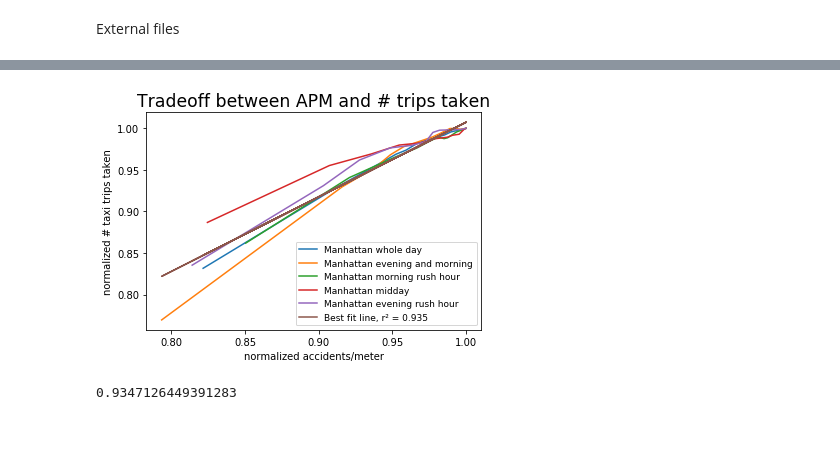
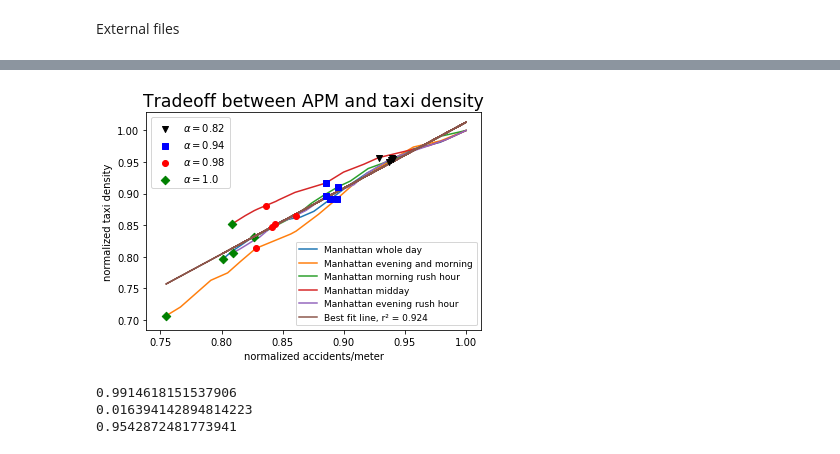
Before and after one commit to dcarmod2/VisionZeroTheory_Submission, a Jupyter notebook: MAIN_comparePlots_safety.ipynb, the cells around one changed output, grey strips where cells are left out. Drawn from its saved outputs; the diff is of its cells as text; code cells hidden in the pictures.

```diff
--- a/MAIN_comparePlots_safety.ipynb
+++ b/MAIN_comparePlots_safety.ipynb
@@ -43,37 +43,48 @@ Manhattan evening rush hour
 # %%
 x_pts = []
 y_pts = []
 
 plotter.figure()
 for windowname,tradeoff in TradeoffDict.items():
     points=tradeoff.curve()
     x_pts = x_pts + [pt for pt in points["rel_APM"]]
     y_pts = y_pts + [pt for pt in points["rel_trips"]]
     #print("points: "+str(points))
-    plotter.plot(points["rel_APM"],points["rel_trips"],label=windowname)
+    l, = plotter.plot(points["rel_APM"],points["rel_trips"],label=windowname,zorder=1)
+    s1=plotter.scatter(points["rel_APM"].iloc[3],points["rel_trips"].iloc[3],label=None,marker = 'v',zorder=4,color='black')
+    s2=plotter.scatter(points["rel_APM"].iloc[6],points["rel_trips"].iloc[6],label=None,marker = 's',zorder=3,color='blue')
+    s3=plotter.scatter(points["rel_APM"].iloc[10],points["rel_trips"].iloc[10],label=None,marker = 'o',zorder=5,color='red')
+    s4=plotter.scatter(points["rel_APM"].iloc[15],points["rel_trips"].iloc[15],label=None,marker = 'D',zorder=2,color='green')
+#plotter.xlim(1,)
 
 x_pts = numpy.array(x_pts)
 y_pts = numpy.array(y_pts)
 slope, intercept, r_value, p_value, std_err = linregress(x_pts, y_pts)
 
 plotter.plot(x_pts,slope*x_pts + intercept,label ="Best fit line, r² = {:.3f}".format(r_value**2))
 #plotter.xlim(0.9,)
 #plotter.ylim(0.9,)
-plotter.title("Tradeoff between APM and # trips taken",fontsize='xx-large')
-plotter.ylabel("normalized # taxi trips taken",fontsize='medium')
+plotter.title("Tradeoff between APM and taxi density",fontsize='xx-large')
+plotter.ylabel("normalized taxi density",fontsize='medium')
 plotter.xlabel("normalized accidents/meter",fontsize='medium')
-plotter.legend(loc=0,prop={'size':9})
+legend2=plotter.legend((s1,s2,s3,s4),('$\\alpha=0.82$','$\\alpha=0.94$','$\\alpha=0.98$','$\\alpha=1.0$'),loc=2)
+plotter.legend(prop={'size':9})
+plotter.gca().add_artist(legend2)
+#plotter.legend(loc=0,prop={'size':9})
 plotter.savefig(curvefigfile,bbox_inches='tight')
 plotter.show()
 plotter.close()
 # %% [output]
-[figure, old version]
+[figure, new version]
 # %%
 slope, intercept, r_value, p_value, std_err = linregress(numpy.array(x_pts), numpy.array(y_pts))
-
+print(slope)
+print(intercept)
 print(r_value**2)
 # %% [output]
-0.9347126449391283
+0.9914618151537906
+0.016394142894814223
+0.9542872481773941
 # %%
 plotter.figure()
 for windowname,tradeoff in TradeoffDict.items():
```
Also changed, not shown: parts of 3 cells of this notebook, 11 other files.
